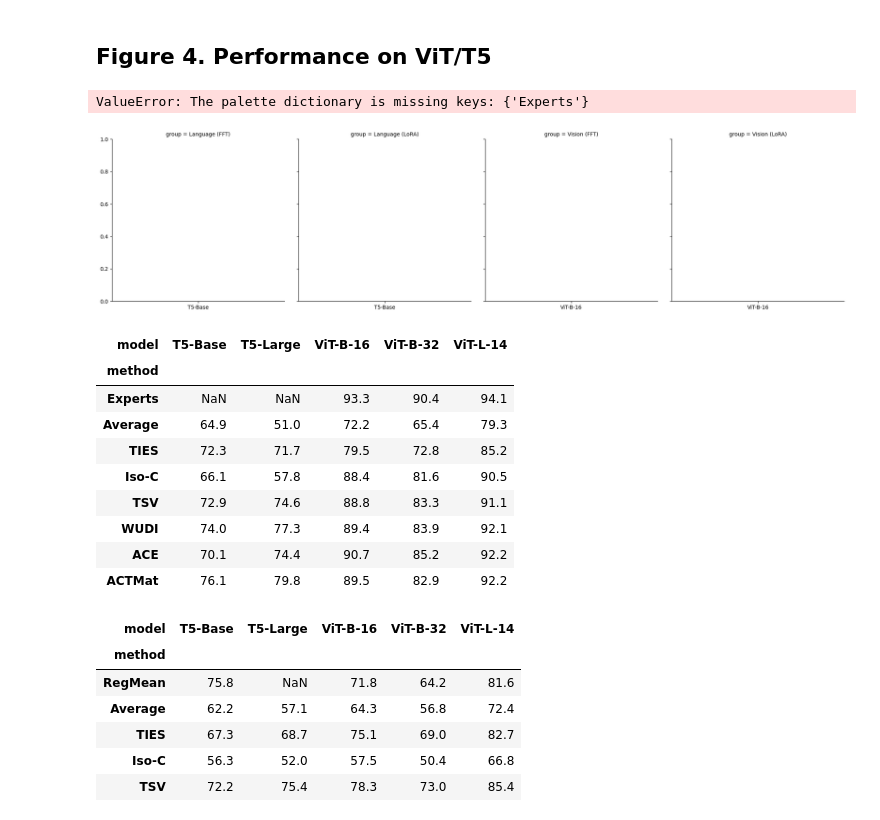
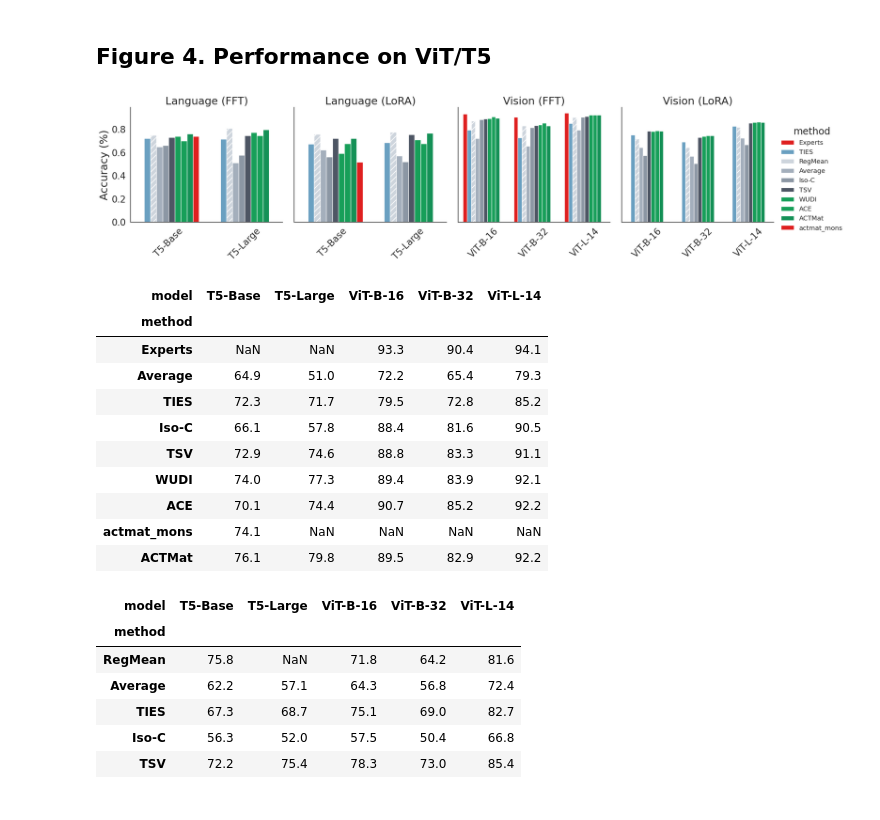
Before and after one commit to marawangamal/actmat, a Jupyter notebook: scripts/analysis.ipynb, the cells around one changed output. Cells and saved outputs as stored; diff of their text form; code cells hidden in the pictures.

```diff
--- a/scripts/analysis.ipynb
+++ b/scripts/analysis.ipynb
@@ -407,6 +407,7 @@ methods = [
     "tsv",
     "wudi",
     "ace",
+    "actmat_mons",
     "actmat",
     # "tact",
 ]
@@ -442,6 +443,7 @@ method_to_method = {
     "wudi": "WUDI",
     "ace": "ACE",
     "actmat": "ACTMat",
+    "actmat_mons": "actmat_mons",
     "tact": "TACT",
     "ace": "ACE",
 }
@@ -529,35 +531,40 @@ for model in models:
                         "acc": avg_score,
                     }
                 )
 
 if not rows:
     raise ValueError("No records")
 df = pd.DataFrame(rows)
 df["group"] = (df["model"] + "::" + df["finetuning_mode"]).map(
     lambda x: model_to_group[x]
 )
 df["model"] = df["model"].map(lambda x: model_to_model.get(x, "red"))
 df["method"] = df["method"].map(lambda x: method_to_method.get(x, x))
+
+# Fix pallete:
+for k in method_to_method.values():
+    if k not in method_to_color:
+        method_to_color[k] = "red"
+
 # display(df)
 g = sns.catplot(
     data=df,
     x="model",
     hue="method",
     y="acc",
     col="group",
     col_order=["Language (FFT)", "Language (LoRA)", "Vision (FFT)", "Vision (LoRA)"],
     kind="bar",
     palette=method_to_color,
     sharex=False,
 )
 # Formatting.
 g.set_axis_labels("", "Accuracy (%)")
 g.set_xticklabels(rotation=45)
 g.set_titles("{col_name}", fontsize=BASE_FONTSIZE)
 apply_hatches(g, method_to_hatch)
 # %% [output]
-ValueError: The palette dictionary is missing keys: {'Experts'}
-[figure, old version]
+[figure, new version]
 # %%
 # Display all methods
 # filter (fft only)
@@ -578,6 +585,7 @@ method_order = [
     "TSV",
     "WUDI",
     "ACE",
+    "actmat_mons",
     "ACTMat",
 ]
 dfp = df[df["model"] != "Olmo-3-7b"]
@@ -598,6 +606,7 @@ dfp
 | TSV | 72.9 | 74.6 | 88.8 | 83.3 | 91.1 |
 | WUDI | 74.0 | 77.3 | 89.4 | 83.9 | 92.1 |
 | ACE | 70.1 | 74.4 | 90.7 | 85.2 | 92.2 |
+| actmat_mons | 74.1 | NaN | NaN | NaN | NaN |
 | ACTMat | 76.1 | 79.8 | 89.5 | 82.9 | 92.2 |
 # %%
 # Display all methods
```
Also changed, not shown: parts of 6 cells of this notebook, 21 other files.
